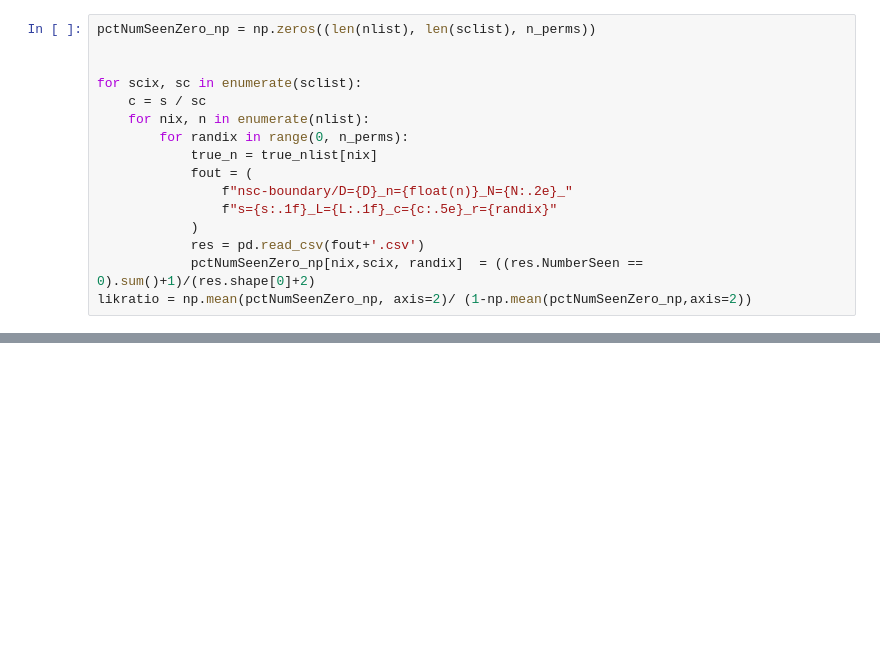
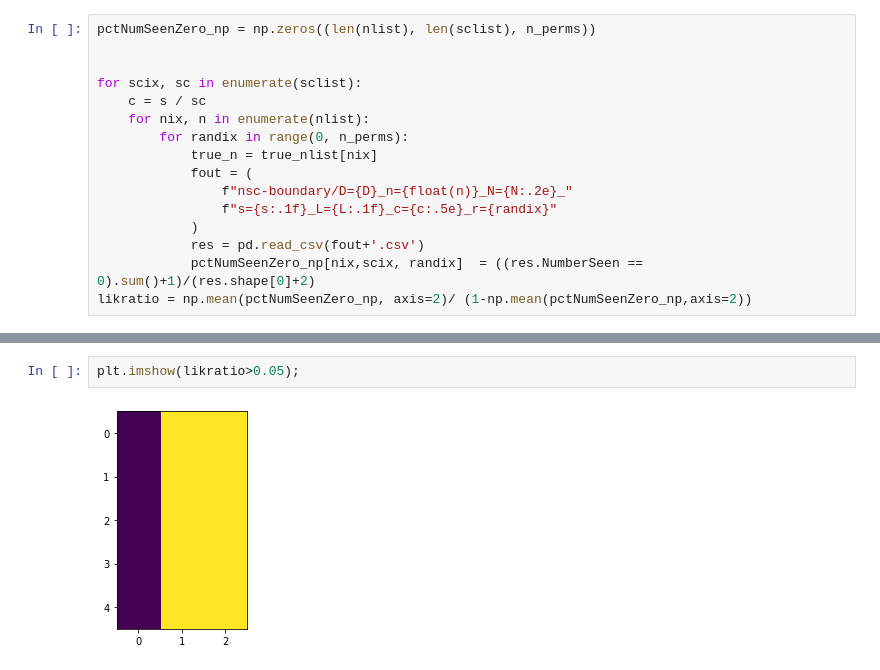
Before and after one commit to calvinmccarter/grabby_aliens, a Jupyter notebook: experiments/plotS1.ipynb, the cells around one changed output, grey strips where cells are left out. Drawn from its saved outputs; the diff is of its cells as text; blank space fills up the shorter version.

```diff
--- a/experiments/plotS1.ipynb
+++ b/experiments/plotS1.ipynb
@@ -49,0 +52,4 @@ fig.savefig('figures-friday/plotS1.png');
+# %%
+plt.imshow(likratio>0.05);
+# %% [output]
+[figure, added]
```
Also changed, not shown: parts of 1 cell of this notebook, 12 other files.
